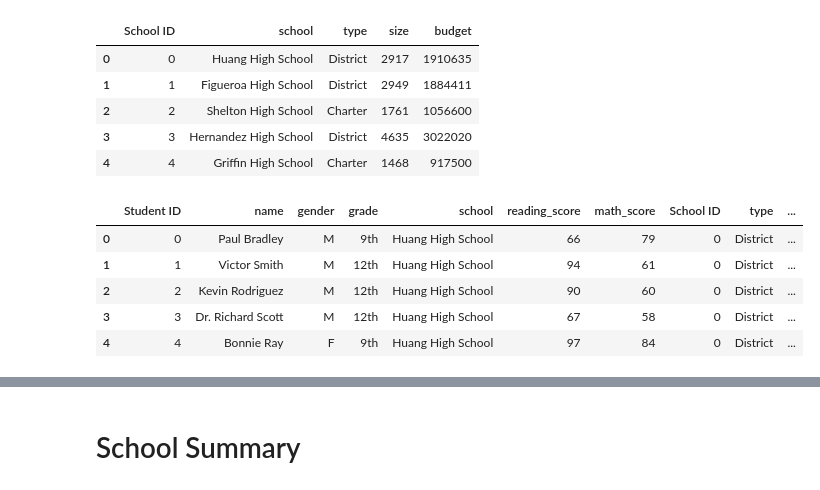
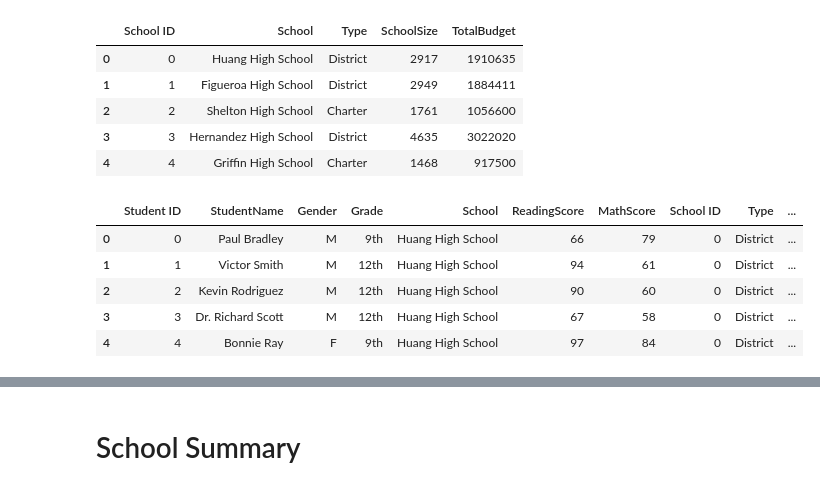
Before and after one commit to akommajesula/python, a Jupyter notebook: Academy PY/Academy.ipynb, the cells around one changed output, grey strips where cells are left out. Drawn from its saved outputs; the diff is of its cells as text; code cells hidden in the pictures.

```diff
--- a/Academy PY/Academy.ipynb
+++ b/Academy PY/Academy.ipynb
@@ -51,0 +11,10 @@ dtype: int64
+# %%
+# Read with pandas
+schools_original_pd = pd.read_csv(schools_csv)
+students_original_pd = pd.read_csv(students_csv)
+schools_df = schools_original_pd.rename(columns={"name":"School", "type": "Type","size":"SchoolSize","budget": "TotalBudget"})
+students_df = students_original_pd.rename(columns={"name":"StudentName", "gender": "Gender", "school":"School",
+                                                    "grade": "Grade", "reading_score": "ReadingScore","math_score": "MathScore"})
+
+
+students_df.count()
@@ -52,18 +39,18 @@ dtype: int64
 # %%
 schools_df.head()
 # %% [output]
-|  | School ID | school | type | size | budget |
+|  | School ID | School | Type | SchoolSize | TotalBudget |
 | 0 | 0 | Huang High School | District | 2917 | 1910635 |
 | 1 | 1 | Figueroa High School | District | 2949 | 1884411 |
 | 2 | 2 | Shelton High School | Charter | 1761 | 1056600 |
 | 3 | 3 | Hernandez High School | District | 4635 | 3022020 |
 | 4 | 4 | Griffin High School | Charter | 1468 | 917500 |
 # %%
-# mergign data frames
-academy_df=pd.merge(students_df,schools_df, on="school")
+# merge data frames
+academy_df=pd.merge(students_df,schools_df, on="School", how="outer")
 academy_df.head()
 # %% [output]
-|  | Student ID | name | gender | grade | school | reading_score | math_score | School ID | type | ... |
+|  | Student ID | StudentName | Gender | Grade | School | ReadingScore | MathScore | School ID | Type | ... |
 | 0 | 0 | Paul Bradley | M | 9th | Huang High School | 66 | 79 | 0 | District | ... |
 | 1 | 1 | Victor Smith | M | 12th | Huang High School | 94 | 61 | 0 | District | ... |
 | 2 | 2 | Kevin Rodriguez | M | 12th | Huang High School | 90 | 60 | 0 | District | ... |
```
Also changed, not shown: parts of 30 cells of this notebook, 1 other file.
